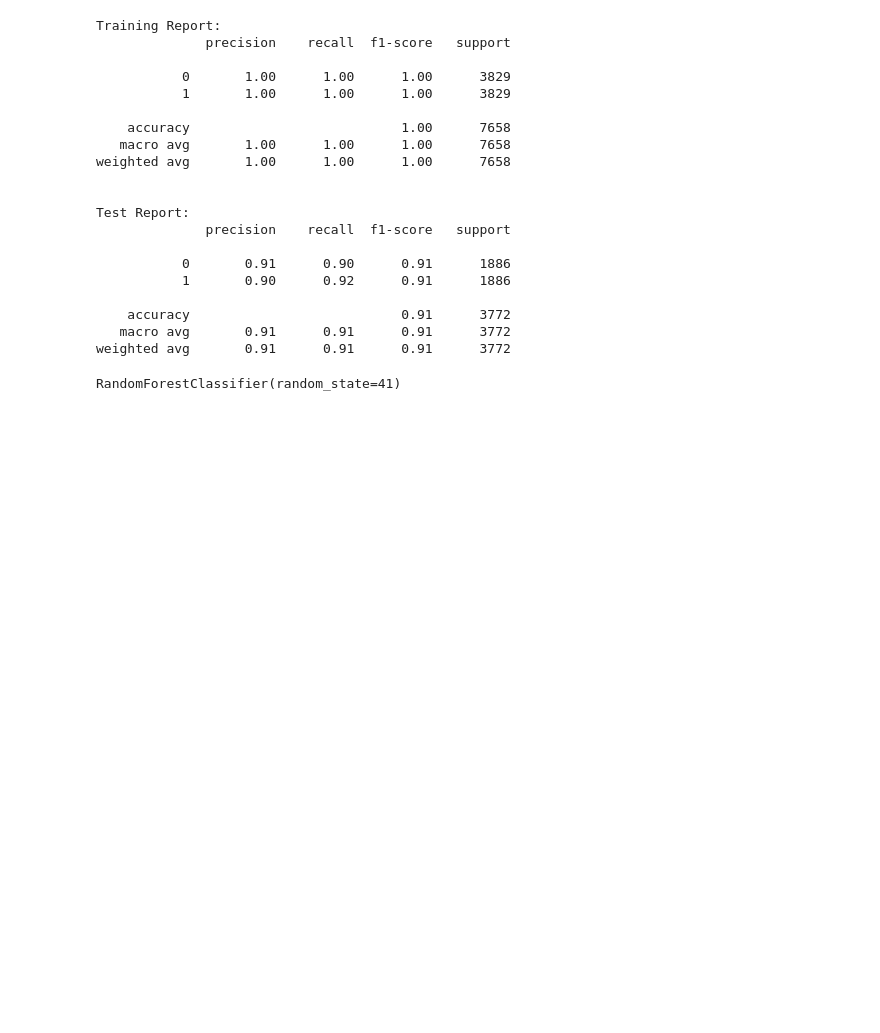
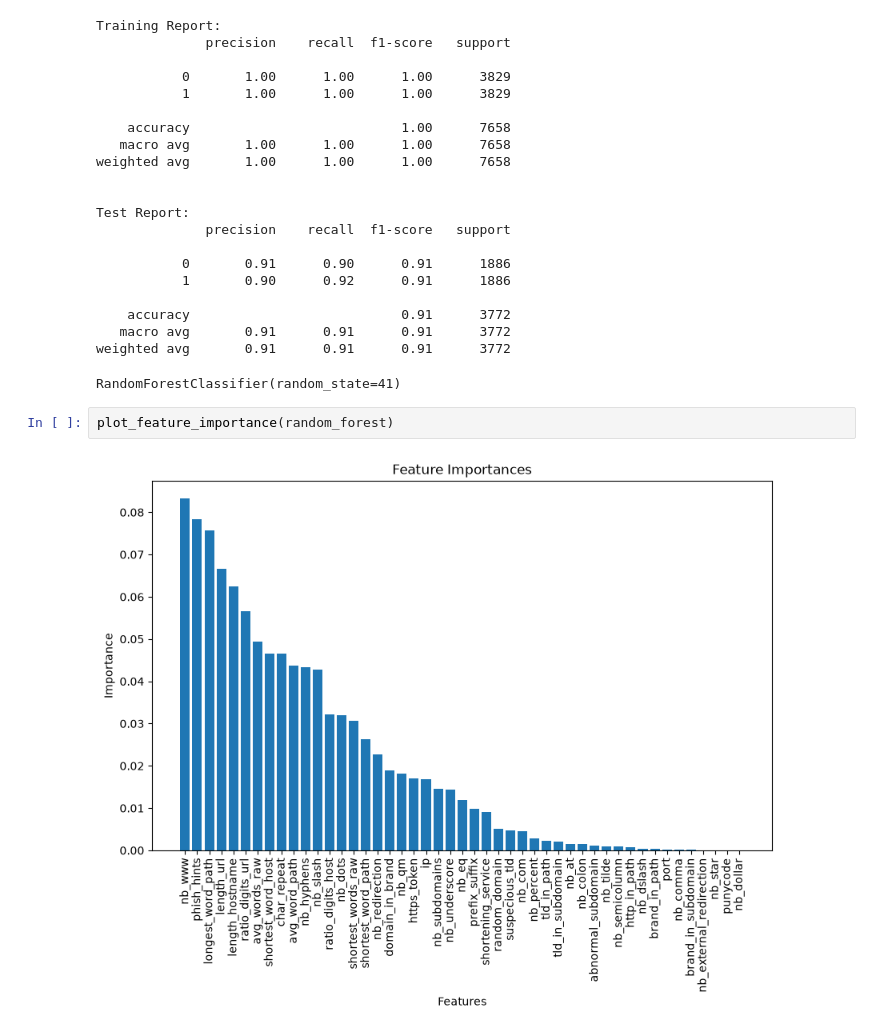
Before and after one commit to tyreseGill/url-risk-analysis-system, a Jupyter notebook: notebooks/01_structural_url_model.ipynb, the cells around one changed output. Saved outputs shown, nothing was run; the diff lists cells and outputs as text; blank space fills up the shorter version.

Commit message:
feat(analysis): plot feature importance of URL structural features

```diff
--- a/notebooks/01_structural_url_model.ipynb
+++ b/notebooks/01_structural_url_model.ipynb
@@ -74,3 +74,7 @@ Test Report:
    macro avg       0.91      0.91      0.91      3772
 weighted avg       0.91      0.91      0.91      3772
 RandomForestClassifier(random_state=41)
+# %%
+plot_feature_importance(random_forest)
+# %% [output]
+[figure, added]
```
